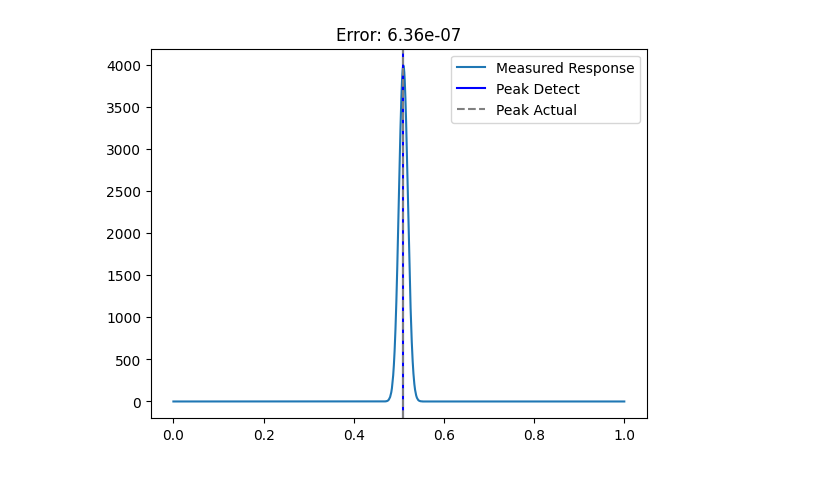
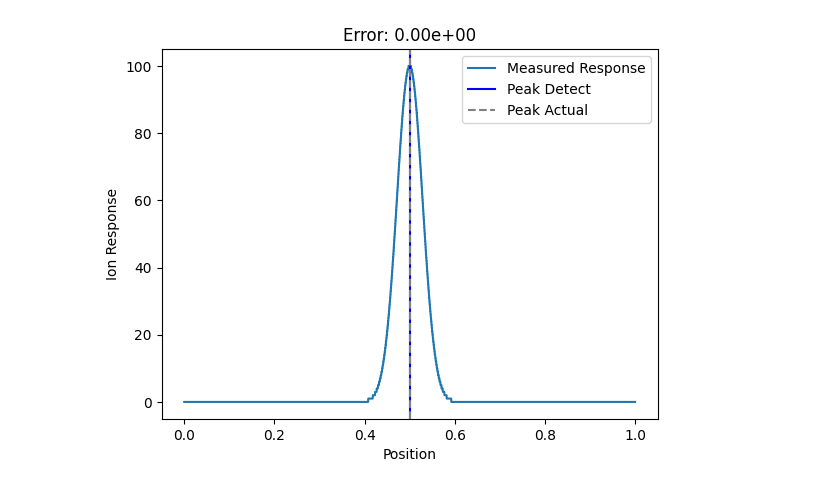
Before and after one commit to IanSmith232/sample_code_programming_question, a Jupyter notebook: notebooks/calibraiton.ipynb, the cells around one changed output. Cells and saved outputs as stored; diff of their text form; code cells hidden in the pictures.

```diff
--- a/notebooks/calibraiton.ipynb
+++ b/notebooks/calibraiton.ipynb
@@ -214,7 +242,7 @@ def evaluate_locator(
         expected_position: float,
         ) -> float:
     """
-    Evaluate how good the method is.
+    Calculate the error between the expected and found optimal position.
 
     """
     scan_result = measure_controller.scan(cur_ion_sys)
@@ -227,7 +255,7 @@ def plot_evaluation(
         expected_position: float,
         ) -> Figure:
     """
-    Evaluate how good the method is.
+    Plot and return figure of an evaluation of a angle scan.
 
     """
 
@@ -245,6 +273,8 @@ def plot_evaluation(
     axes.plot(pos_scan, ion_responses, label="Measured Response")
     axes.axvline(scan_result, color='blue', label='Peak Detect')
     axes.axvline(expected_position, linestyle='dashed', color='gray', label='Peak Actual')
+    axes.set_xlabel('Position')
+    axes.set_ylabel('Ion Response')
     # dont use percent error because peak could be near zero.
     axes.set_title(f'Error: {error:.02e}')
     axes.legend()
@@ -252,16 +285,15 @@ def plot_evaluation(
 # %%
-peak_location = .51
+peak_location = .5
 variance=.0001
-num_scan_steps = 100
+num_scan_steps = 20
 cur_ion_sys = GaussianIonSystem(peak_location=peak_location, variance=variance)
 measure_controller = LinearSearchGaussianPicker(num_steps = num_scan_steps)
 
 fig = plot_evaluation(
     cur_ion_sys=cur_ion_sys,
     measure_controller=measure_controller,
     expected_position=peak_location,
     )
-
 fig.show()
 # %% [output]
-[figure, old version]
+[figure, new version]
```
Also changed, not shown: parts of 6 cells of this notebook.
